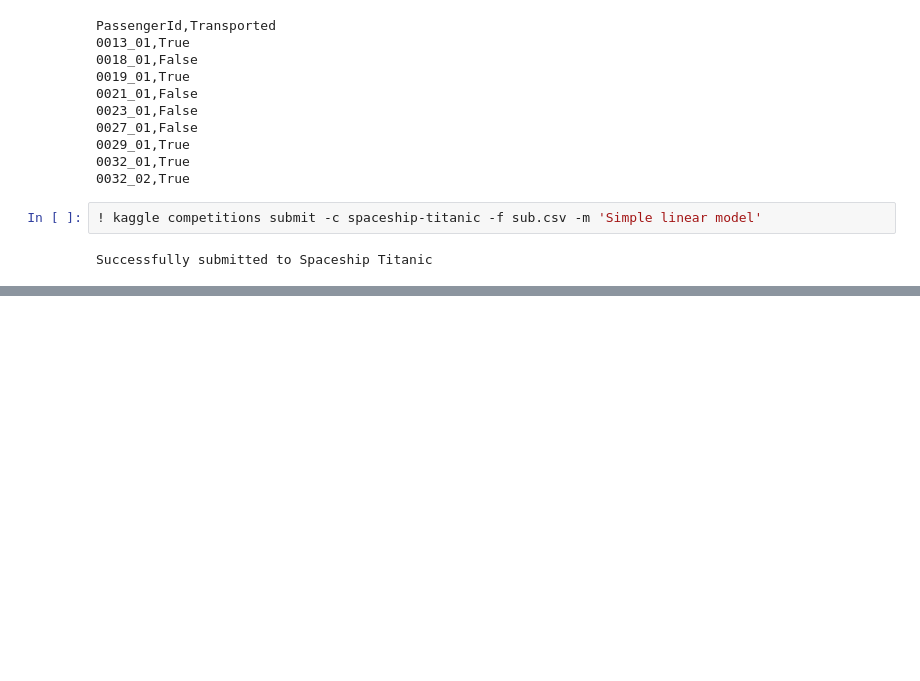
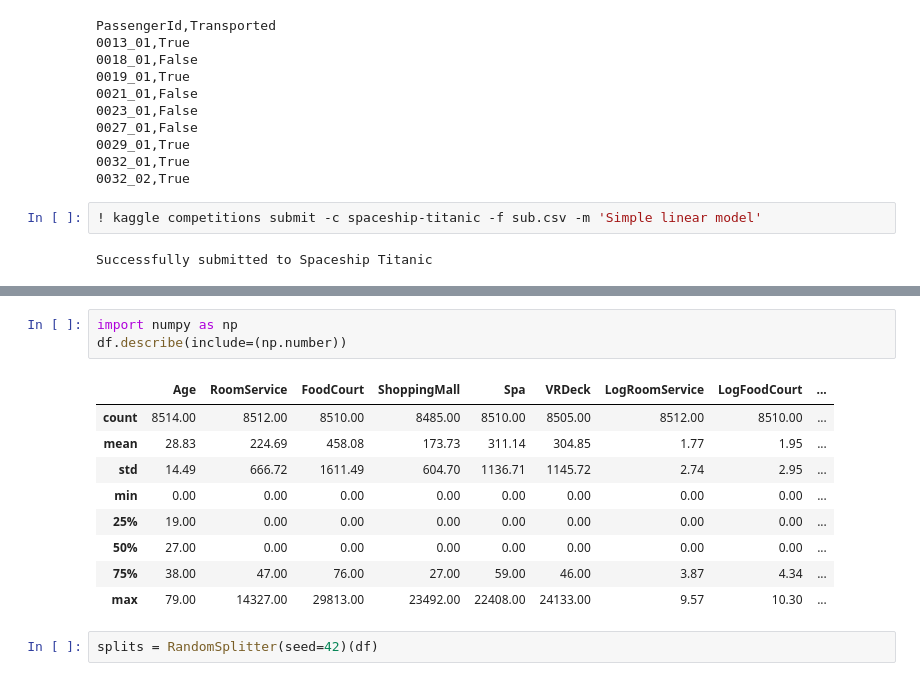
Before and after one commit to Meta-Sean/Practical-Deep-Learning, a Jupyter notebook: spaceship_titanic_linear_kaggle.ipynb, the cells around one changed output, grey strips where cells are left out. Saved outputs shown, nothing was run; the diff lists cells and outputs as text; blank space fills up the shorter version.

```diff
--- a/spaceship_titanic_linear_kaggle.ipynb
+++ b/spaceship_titanic_linear_kaggle.ipynb
@@ -474,0 +524,15 @@ Successfully submitted to Spaceship Titanic
+# %%
+import numpy as np
+df.describe(include=(np.number))
+# %% [output]
+|  | Age | RoomService | FoodCourt | ShoppingMall | Spa | VRDeck | LogRoomService | LogFoodCourt | ... |
+| count | 8514.00 | 8512.00 | 8510.00 | 8485.00 | 8510.00 | 8505.00 | 8512.00 | 8510.00 | ... |
+| mean | 28.83 | 224.69 | 458.08 | 173.73 | 311.14 | 304.85 | 1.77 | 1.95 | ... |
+| std | 14.49 | 666.72 | 1611.49 | 604.70 | 1136.71 | 1145.72 | 2.74 | 2.95 | ... |
+| min | 0.00 | 0.00 | 0.00 | 0.00 | 0.00 | 0.00 | 0.00 | 0.00 | ... |
+| 25% | 19.00 | 0.00 | 0.00 | 0.00 | 0.00 | 0.00 | 0.00 | 0.00 | ... |
+| 50% | 27.00 | 0.00 | 0.00 | 0.00 | 0.00 | 0.00 | 0.00 | 0.00 | ... |
+| 75% | 38.00 | 47.00 | 76.00 | 27.00 | 59.00 | 46.00 | 3.87 | 4.34 | ... |
+| max | 79.00 | 14327.00 | 29813.00 | 23492.00 | 22408.00 | 24133.00 | 9.57 | 10.30 | ... |
+# %%
+splits = RandomSplitter(seed=42)(df)
```
Also changed, not shown: parts of 14 cells of this notebook.
